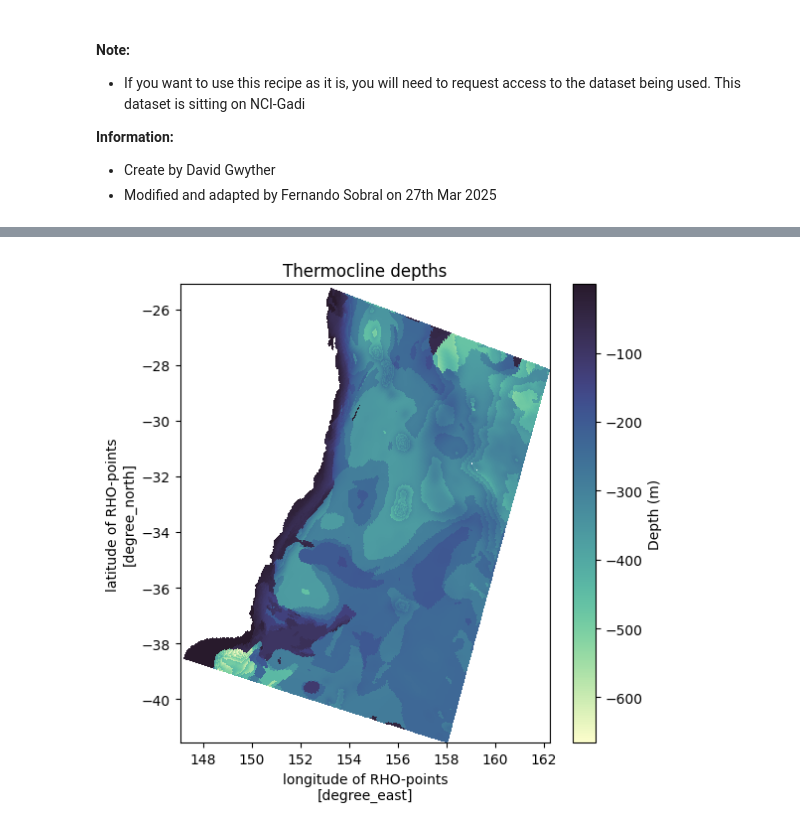
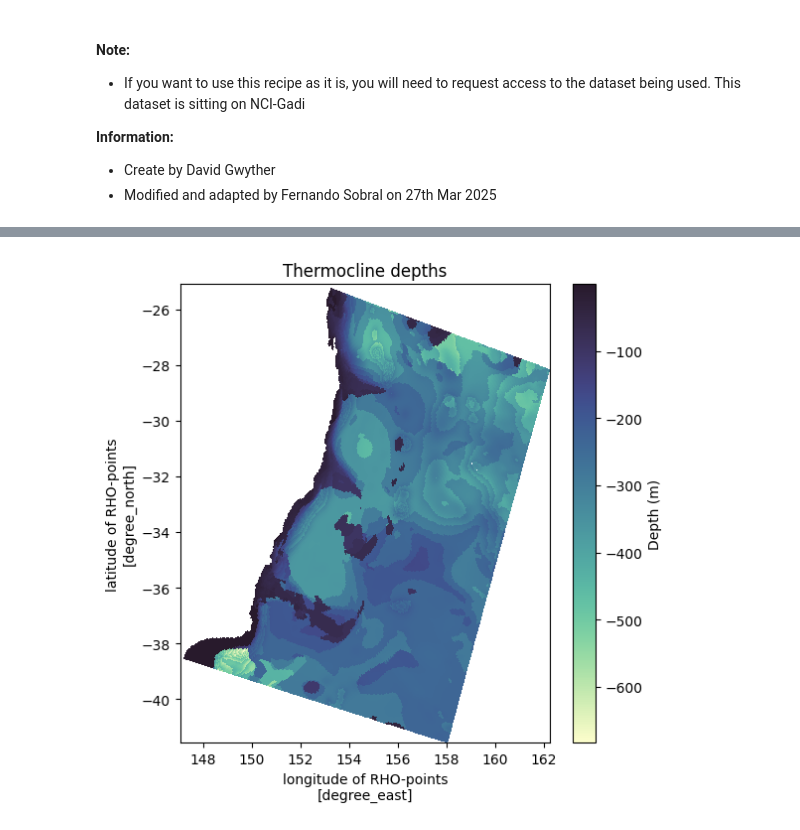
Before and after one commit to ACCESS-Community-Hub/coastal-commons, a Jupyter notebook: recipes/roms/model_thermocline.ipynb, the cells around one changed output, grey strips where cells are left out. Cells and saved outputs as stored; diff of their text form; code cells hidden in the pictures.

```diff
--- a/recipes/roms/model_thermocline.ipynb
+++ b/recipes/roms/model_thermocline.ipynb
@@ -27,7 +27,7 @@ from glob import glob
 # %%
 # Listing ROMS files and sorting ascending (default) by the filename's numbers
 
-files = sorted(glob('/g/data/yj27/cgk561/freerun_1993_2023_CK/output/roms_his*.nc'))
+files = sorted(glob('/g/data/yj27/users/cgk561/30yr_run_1993_2023_CK/output/roms_his*.nc'))
 
 files[:5]
 # %% [output]
@@ -93,12 +162,12 @@ axx.set_xlabel('Vertical Potential temperature Gradient (deg)');
 # %%
 # Plotting all thermocline depths, as a map.
 
 plt.figure(figsize=(6, 6))
 
-pt = roms.z_dtdzmax.where(~np.isnan(roms.dz0.isel(s_rho=-1))).plot(x='lon_rho', y='lat_rho', cmap=cmo.cm.deep)
+pt = roms.z_dtdzmax.where(~np.isnan(roms.dz.mean('ocean_time').isel(s_rho=-1))).plot(x='lon_rho', y='lat_rho', cmap=cmo.cm.deep)
 plt.title('Thermocline depths')
 
 cb = pt.colorbar
 cb.set_label('Depth (m)');
 # %% [output]
-[figure, old version]
+[figure, new version]
```
Also changed, not shown: parts of 3 cells of this notebook.
